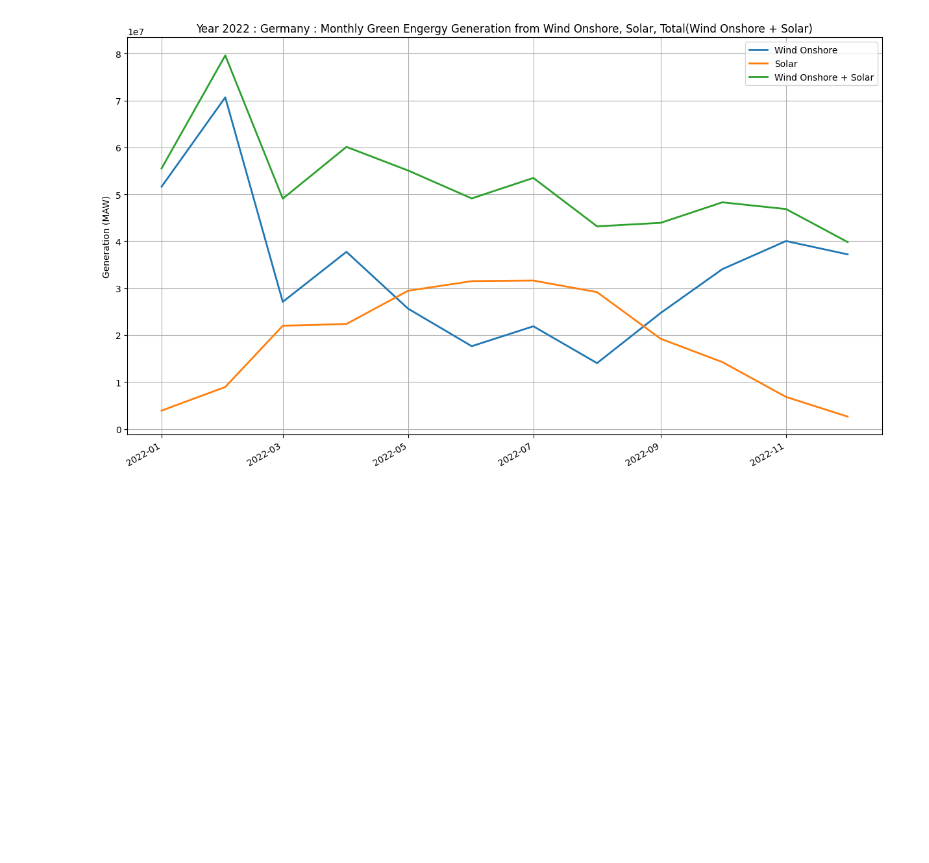
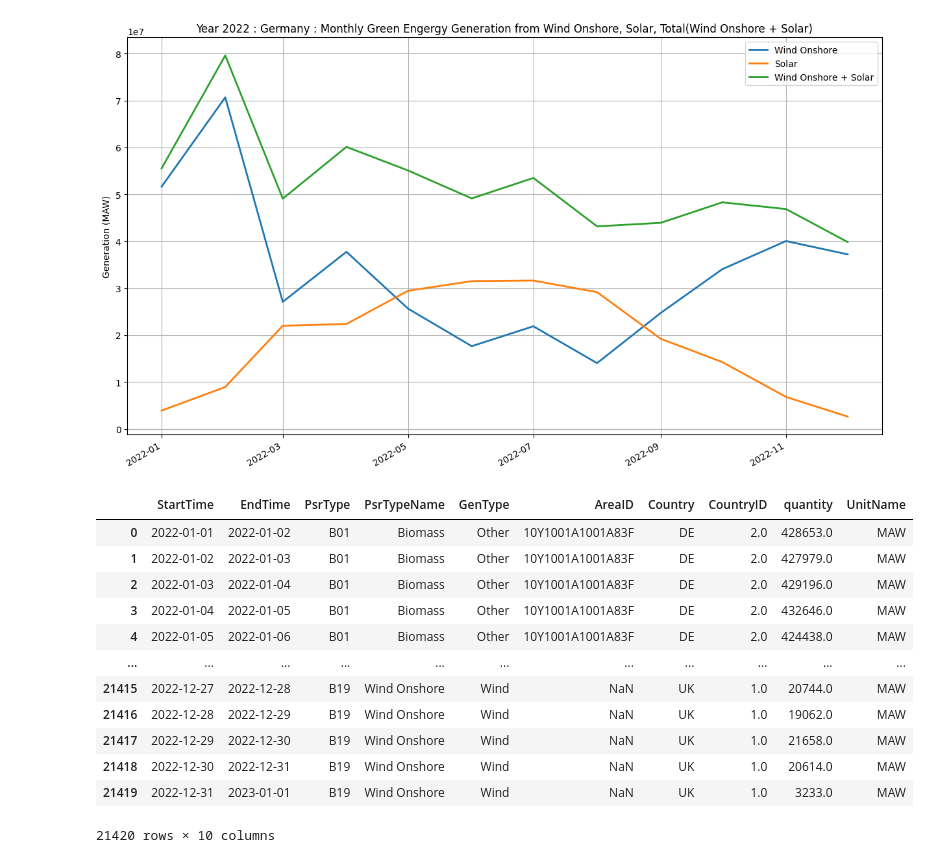
Before and after one commit to mahbubur-87/SE-Europe-Data_Challenge_Template, a Jupyter notebook: se-europe-data-challenge-data-analysis.ipynb, the cells around one changed output. Saved outputs shown, nothing was run; the diff lists cells and outputs as text; code cells hidden in the pictures; blank space fills up the shorter version.

Commit message:
Kaggle Notebook | SE-Europe-Data_Challenge-data_analysis | Version 12

```diff
--- a/se-europe-data-challenge-data-analysis.ipynb
+++ b/se-europe-data-challenge-data-analysis.ipynb
@@ -649,3 +649,22 @@ ax.set_title('Year 2022 : Germany : Monthly Green Engergy Generation from Wind O
 fig.autofmt_xdate()
 # %% [output]
 [figure]
+# %%
+file_name = "/kaggle/input/europe-green-electricity-generation-consumption/gen_2022_daily.csv"
+# %%
+df_gen_2022_daily = pd.read_csv(file_name)
+df_gen_2022_daily
+# %% [output]
+|  | StartTime | EndTime | PsrType | PsrTypeName | GenType | AreaID | Country | CountryID | quantity | UnitName |
+| 0 | 2022-01-01 | 2022-01-02 | B01 | Biomass | Other | 10Y1001A1001A83F | DE | 2.0 | 428653.0 | MAW |
+| 1 | 2022-01-02 | 2022-01-03 | B01 | Biomass | Other | 10Y1001A1001A83F | DE | 2.0 | 427979.0 | MAW |
+| 2 | 2022-01-03 | 2022-01-04 | B01 | Biomass | Other | 10Y1001A1001A83F | DE | 2.0 | 429196.0 | MAW |
+| 3 | 2022-01-04 | 2022-01-05 | B01 | Biomass | Other | 10Y1001A1001A83F | DE | 2.0 | 432646.0 | MAW |
+| 4 | 2022-01-05 | 2022-01-06 | B01 | Biomass | Other | 10Y1001A1001A83F | DE | 2.0 | 424438.0 | MAW |
+| ... | ... | ... | ... | ... | ... | ... | ... | ... | ... | ... |
+| 21415 | 2022-12-27 | 2022-12-28 | B19 | Wind Onshore | Wind | NaN | UK | 1.0 | 20744.0 | MAW |
+| 21416 | 2022-12-28 | 2022-12-29 | B19 | Wind Onshore | Wind | NaN | UK | 1.0 | 19062.0 | MAW |
+| 21417 | 2022-12-29 | 2022-12-30 | B19 | Wind Onshore | Wind | NaN | UK | 1.0 | 21658.0 | MAW |
+| 21418 | 2022-12-30 | 2022-12-31 | B19 | Wind Onshore | Wind | NaN | UK | 1.0 | 20614.0 | MAW |
+| 21419 | 2022-12-31 | 2023-01-01 | B19 | Wind Onshore | Wind | NaN | UK | 1.0 | 3233.0 | MAW |
+21420 rows × 10 columns
```
Also changed, not shown: parts of 10 cells of this notebook.
